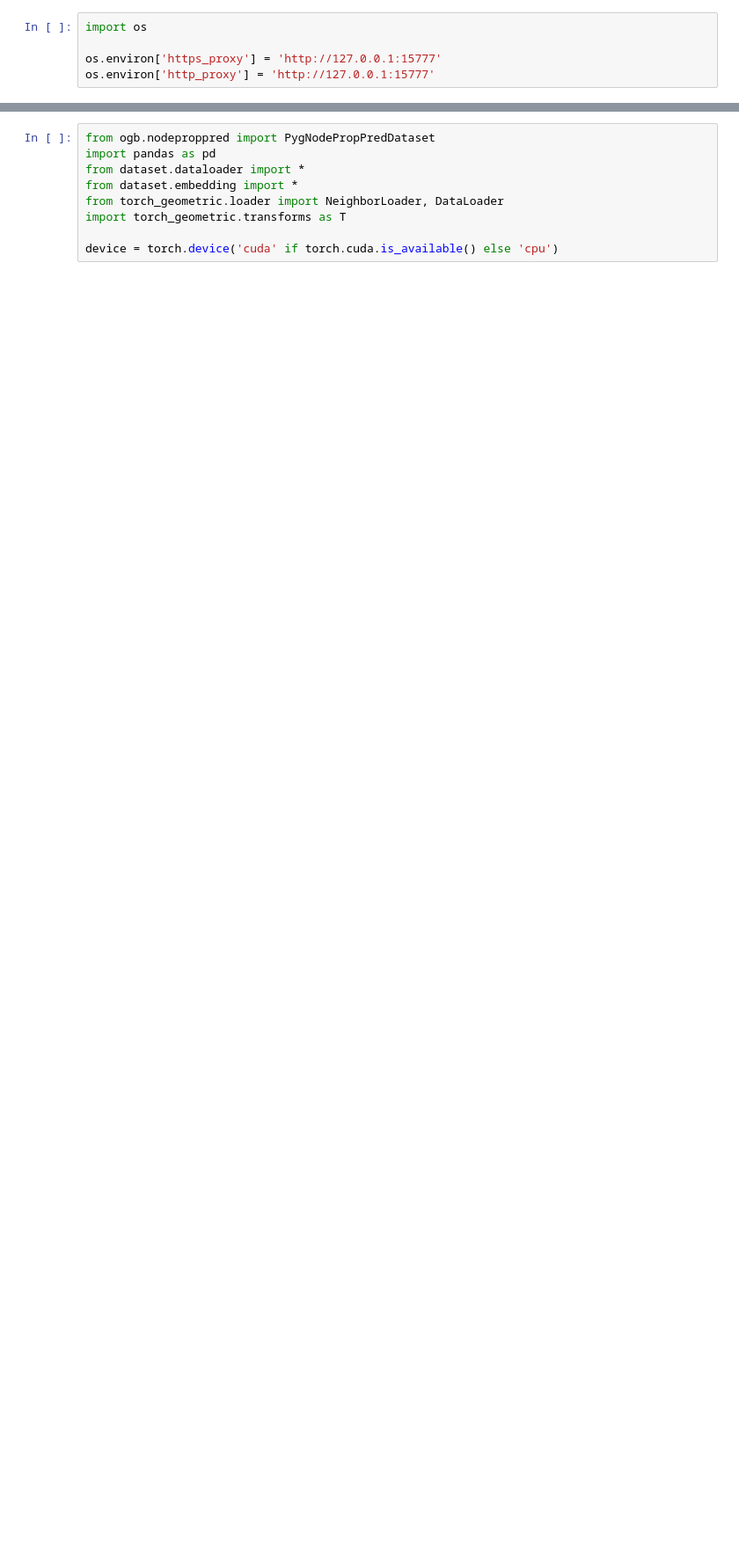
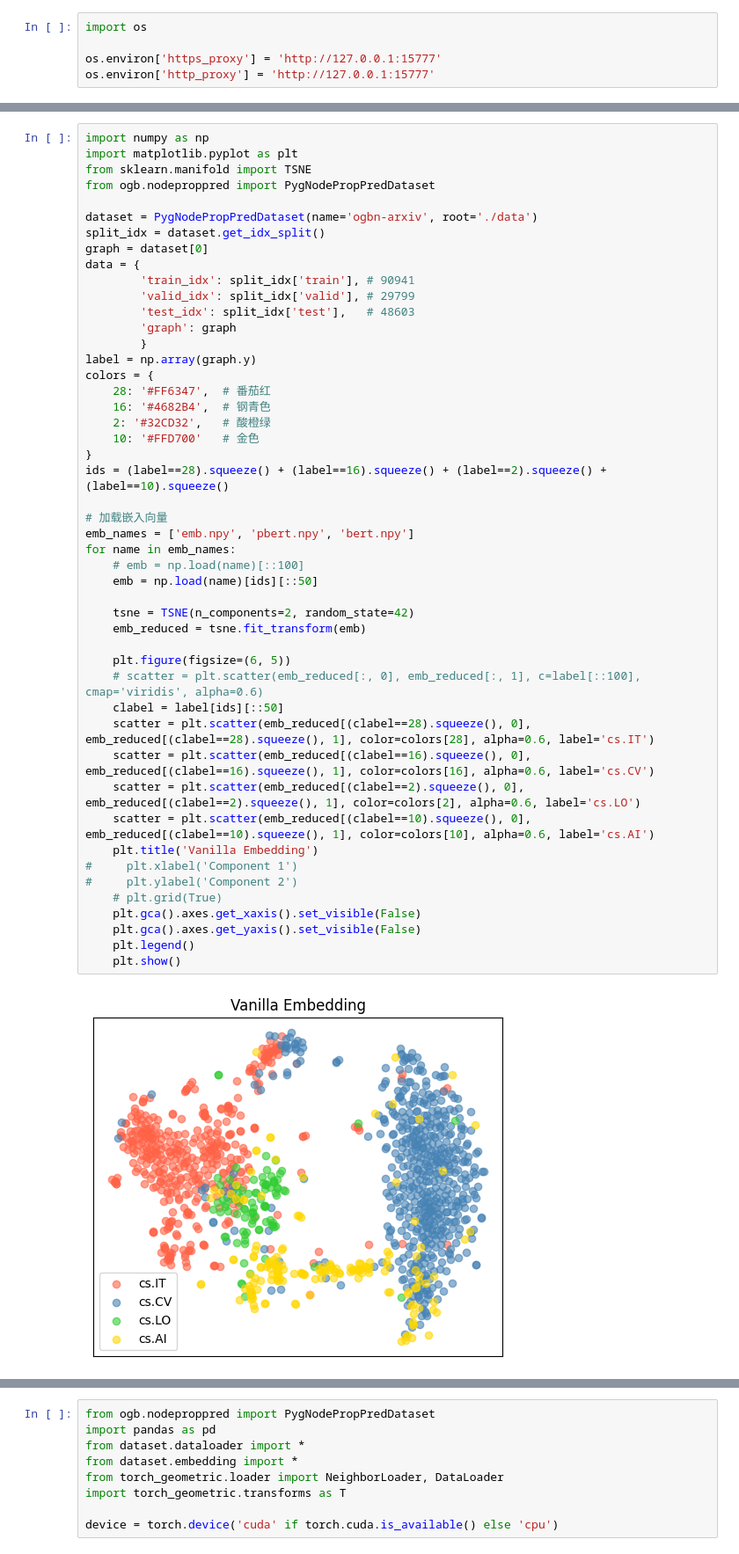
Before and after one commit to Loping151/GePE, a Jupyter notebook: playground.ipynb, the cells around one changed output, grey strips where cells are left out. Shown at 88% size. Saved outputs shown, nothing was run; the diff lists cells and outputs as text; blank space fills up the shorter version.

```diff
--- a/playground.ipynb
+++ b/playground.ipynb
@@ -5,0 +55,50 @@ os.environ['http_proxy'] = 'http://127.0.0.1:15777'
+# %%
+import numpy as np
+import matplotlib.pyplot as plt
+from sklearn.manifold import TSNE
+from ogb.nodeproppred import PygNodePropPredDataset
+
+dataset = PygNodePropPredDataset(name='ogbn-arxiv', root='./data')
+split_idx = dataset.get_idx_split()
+graph = dataset[0]
+data = {
+        'train_idx': split_idx['train'], # 90941
+        'valid_idx': split_idx['valid'], # 29799
+        'test_idx': split_idx['test'],   # 48603
+        'graph': graph
+        }
+label = np.array(graph.y)
+colors = {
+    28: '#FF6347',  # 番茄红
+    16: '#4682B4',  # 钢青色
+    2: '#32CD32',   # 酸橙绿
+    10: '#FFD700'   # 金色
+}
+ids = (label==28).squeeze() + (label==16).squeeze() + (label==2).squeeze() + (label==10).squeeze()
+
+# 加载嵌入向量
+emb_names = ['emb.npy', 'pbert.npy', 'bert.npy']
+for name in emb_names:
+    # emb = np.load(name)[::100]
+    emb = np.load(name)[ids][::50]
+
+    tsne = TSNE(n_components=2, random_state=42)
+    emb_reduced = tsne.fit_transform(emb)
+
+    plt.figure(figsize=(6, 5))
+    # scatter = plt.scatter(emb_reduced[:, 0], emb_reduced[:, 1], c=label[::100], cmap='viridis', alpha=0.6)
+    clabel = label[ids][::50]
+    scatter = plt.scatter(emb_reduced[(clabel==28).squeeze(), 0], emb_reduced[(clabel==28).squeeze(), 1], color=colors[28], alpha=0.6, label='cs.IT')
+    scatter = plt.scatter(emb_reduced[(clabel==16).squeeze(), 0], emb_reduced[(clabel==16).squeeze(), 1], color=colors[16], alpha=0.6, label='cs.CV')
+    scatter = plt.scatter(emb_reduced[(clabel==2).squeeze(), 0], emb_reduced[(clabel==2).squeeze(), 1], color=colors[2], alpha=0.6, label='cs.LO')
+    scatter = plt.scatter(emb_reduced[(clabel==10).squeeze(), 0], emb_reduced[(clabel==10).squeeze(), 1], color=colors[10], alpha=0.6, label='cs.AI')
+    plt.title('Vanilla Embedding')
+#     plt.xlabel('Component 1')
+#     plt.ylabel('Component 2')
+    # plt.grid(True)
+    plt.gca().axes.get_xaxis().set_visible(False)
+    plt.gca().axes.get_yaxis().set_visible(False)
+    plt.legend()
+    plt.show()
+# %% [output]
+[figure, added]
```
Also changed, not shown: parts of 8 cells of this notebook, 8 other files.
